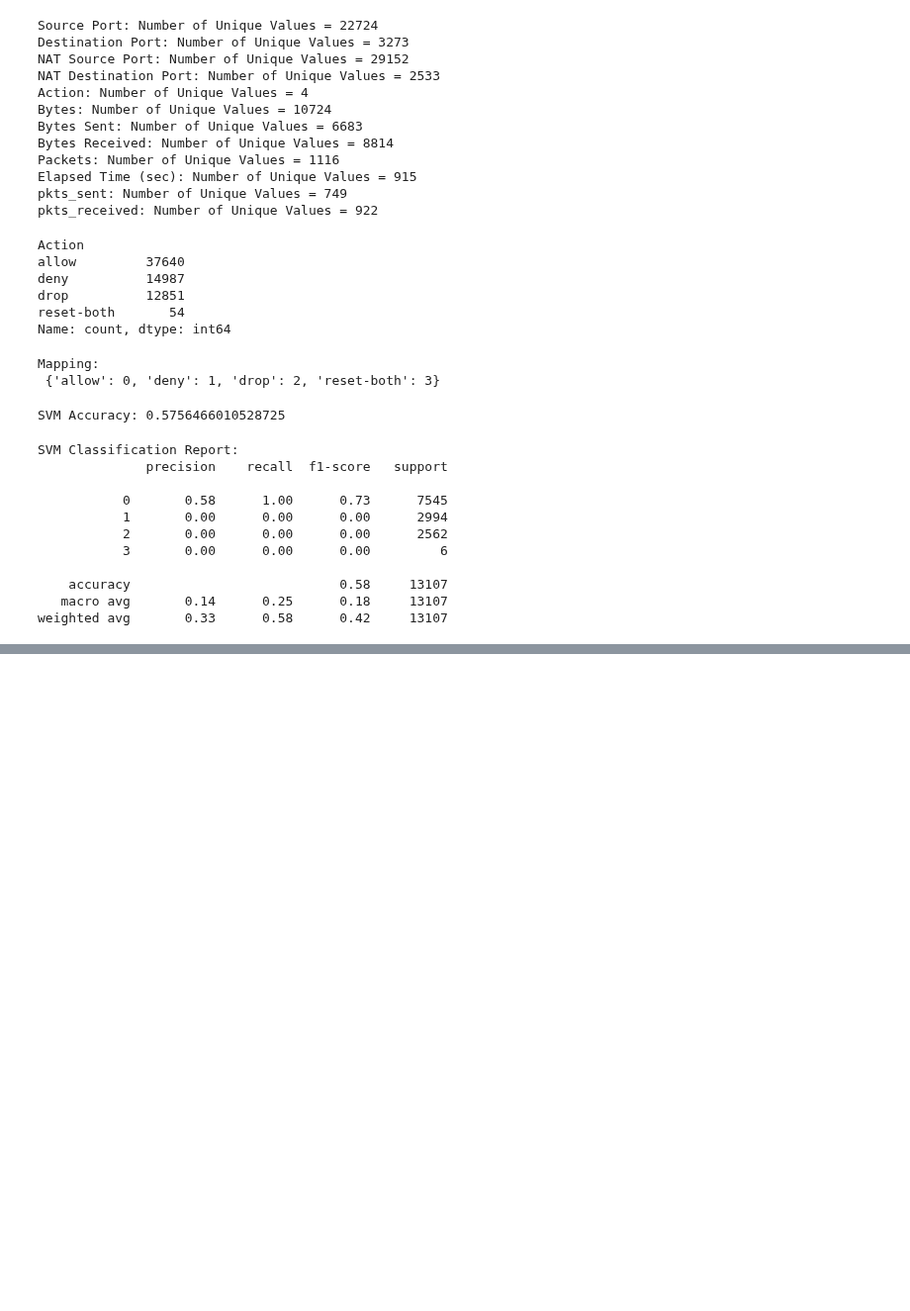
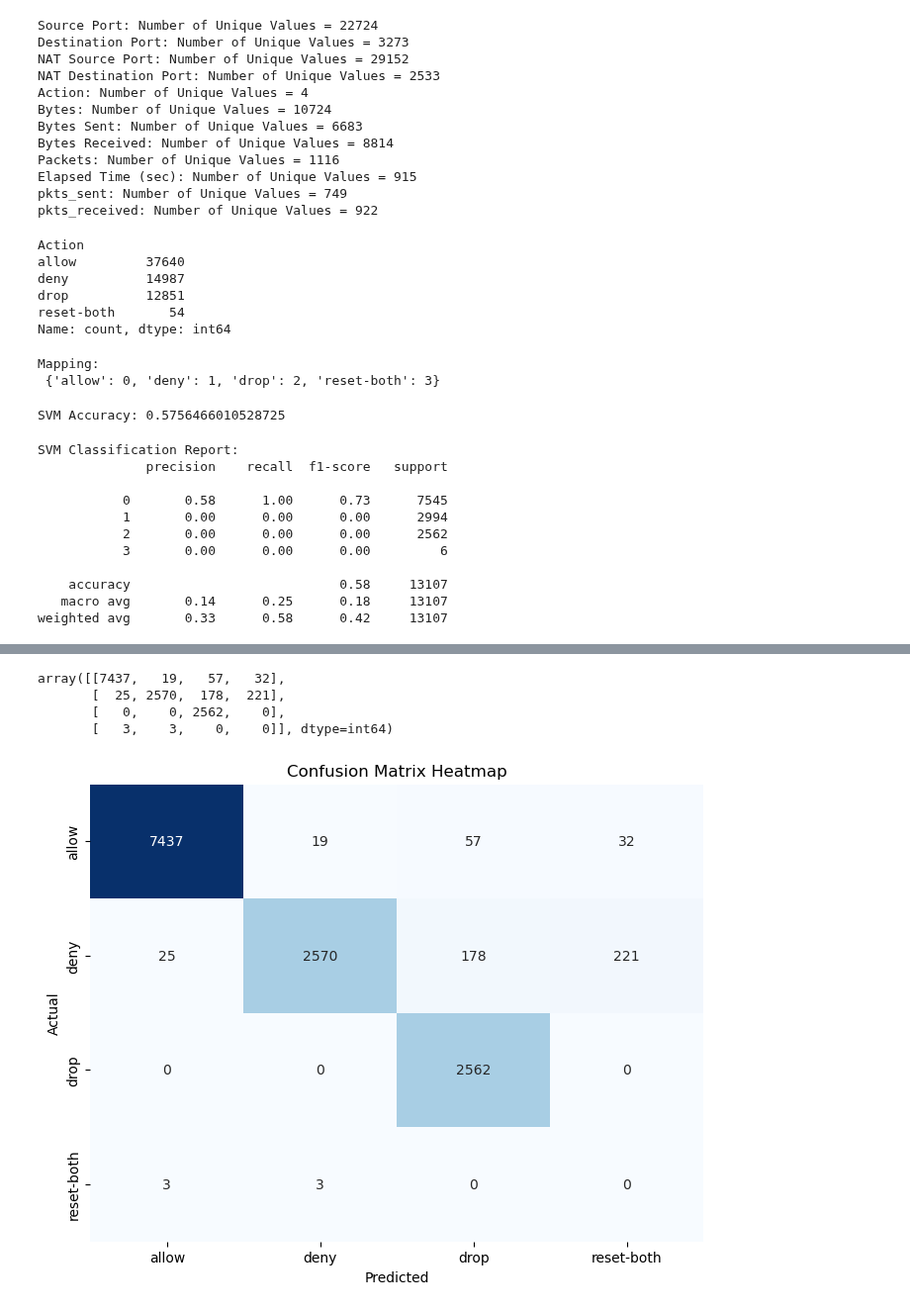
Before and after one commit to taddbackus/qtw, a Jupyter notebook: Case Study 5/Case Study 5.ipynb, the cells around one changed output, grey strips where cells are left out. Shown at 99% size. Cells and saved outputs as stored; diff of their text form; code cells hidden in the pictures; blank space fills up the shorter version.

```diff
--- a/Case Study 5/Case Study 5.ipynb
+++ b/Case Study 5/Case Study 5.ipynb
@@ -146 +172,25 @@ weighted avg       0.98      0.98      0.98     13107
+# %%
+sgd_conf_matrix = confusion_matrix(y_test, sgd_predictions)
+sgd_conf_matrix
+# %% [output]
+array([[7437,   19,   57,   32],
+       [  25, 2570,  178,  221],
+       [   0,    0, 2562,    0],
+       [   3,    3,    0,    0]], dtype=int64)
+# %%
+plt.figure(figsize=(8, 6))
+sns.heatmap(sgd_conf_matrix,
+            annot = True,
+            fmt = 'd',
+            cmap = 'Blues',
+            xticklabels = ['allow', 'deny', 'drop', 'reset-both'],
+            yticklabels = ['allow', 'deny', 'drop', 'reset-both'],
+            cbar = False)
+
+plt.xlabel('Predicted')
+plt.ylabel('Actual')
+plt.title('Confusion Matrix Heatmap')
+plt.show()
+# %% [output]
+[figure, added]
 # %%
```
Also changed, not shown: parts of 6 cells of this notebook.
